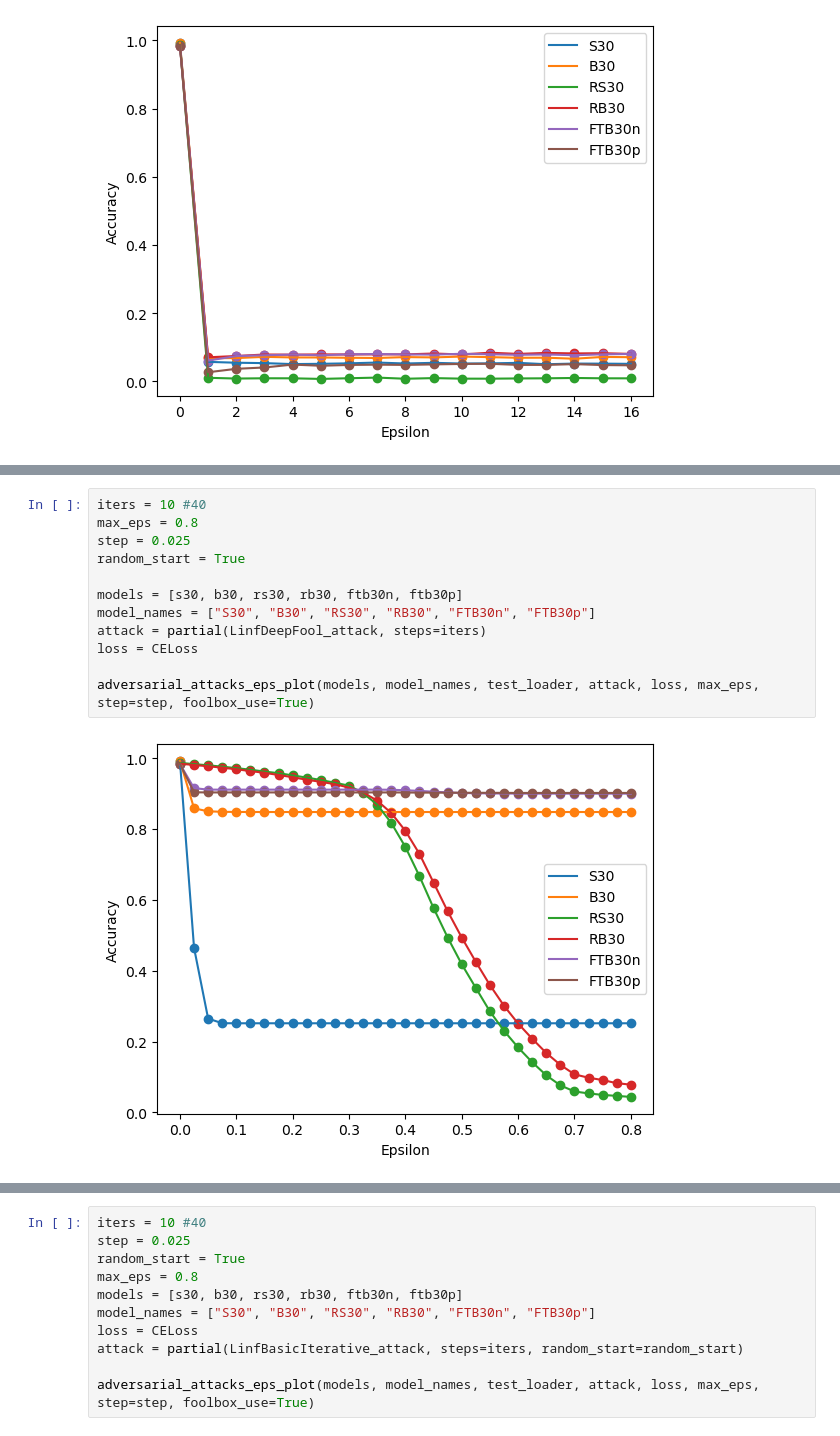
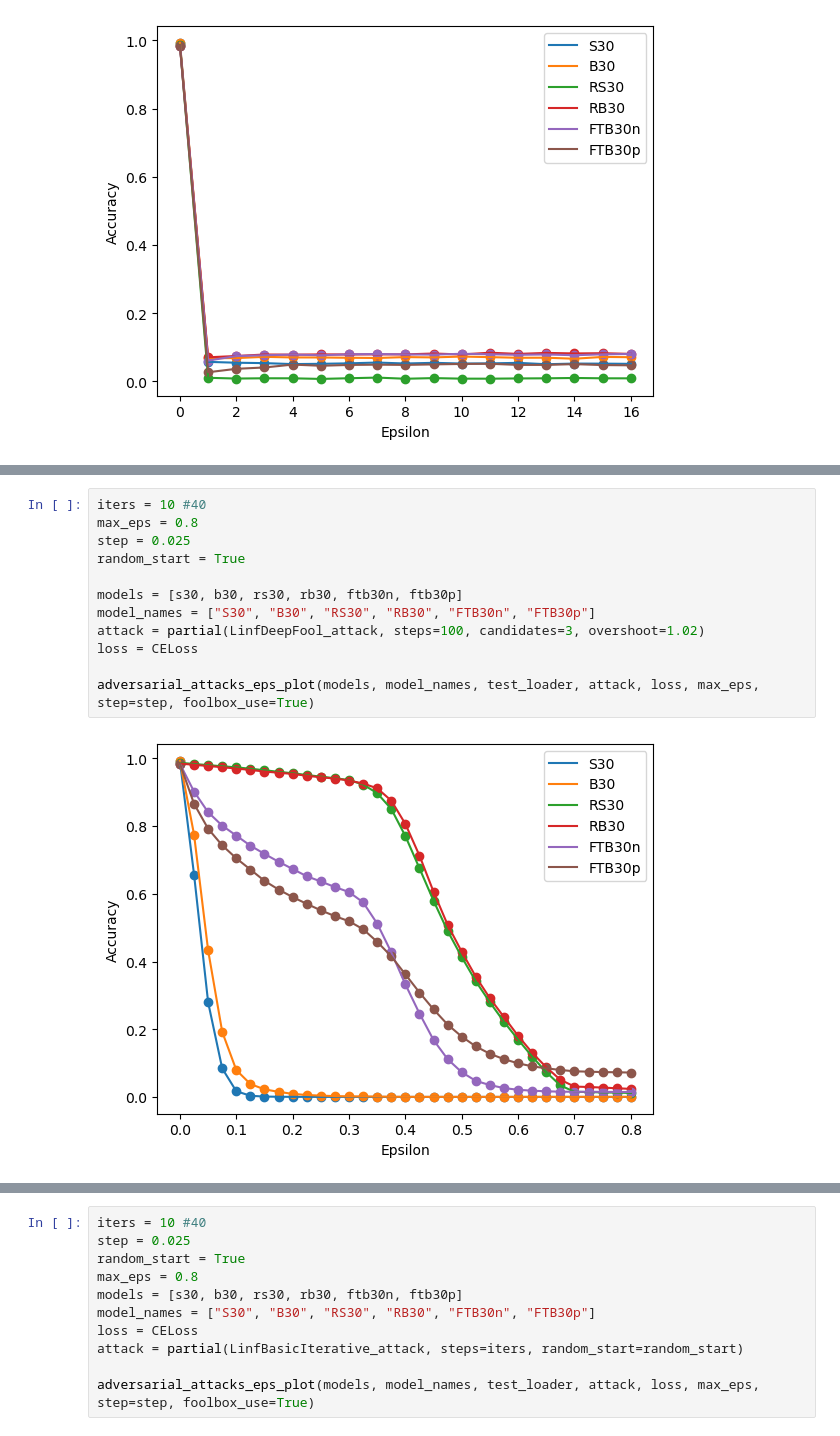
Before and after one commit to hugorecio-7/Praktikak-PrototypeDNN-Robustness-main, a Jupyter notebook: Adversarial_Attacks_Testing.ipynb, the cells around one changed output, grey strips where cells are left out. Cells and saved outputs as stored; diff of their text form.

```diff
--- a/Adversarial_Attacks_Testing.ipynb
+++ b/Adversarial_Attacks_Testing.ipynb
@@ -118,15 +118,15 @@ adversarial_attacks_eps_plot(models, model_names, test_loader, attack, loss, max
 # %%
 iters = 10 #40
 max_eps = 0.8
 step = 0.025
 random_start = True
 
 models = [s30, b30, rs30, rb30, ftb30n, ftb30p]
 model_names = ["S30", "B30", "RS30", "RB30", "FTB30n", "FTB30p"]
-attack = partial(LinfDeepFool_attack, steps=iters)
+attack = partial(LinfDeepFool_attack, steps=100, candidates=3, overshoot=1.02)
 loss = CELoss
 
 adversarial_attacks_eps_plot(models, model_names, test_loader, attack, loss, max_eps, step=step, foolbox_use=True)
 # %% [output]
-[figure, old version]
+[figure, new version]
 # %%
```
Also changed, not shown: parts of 9 cells of this notebook, 2 other files.
